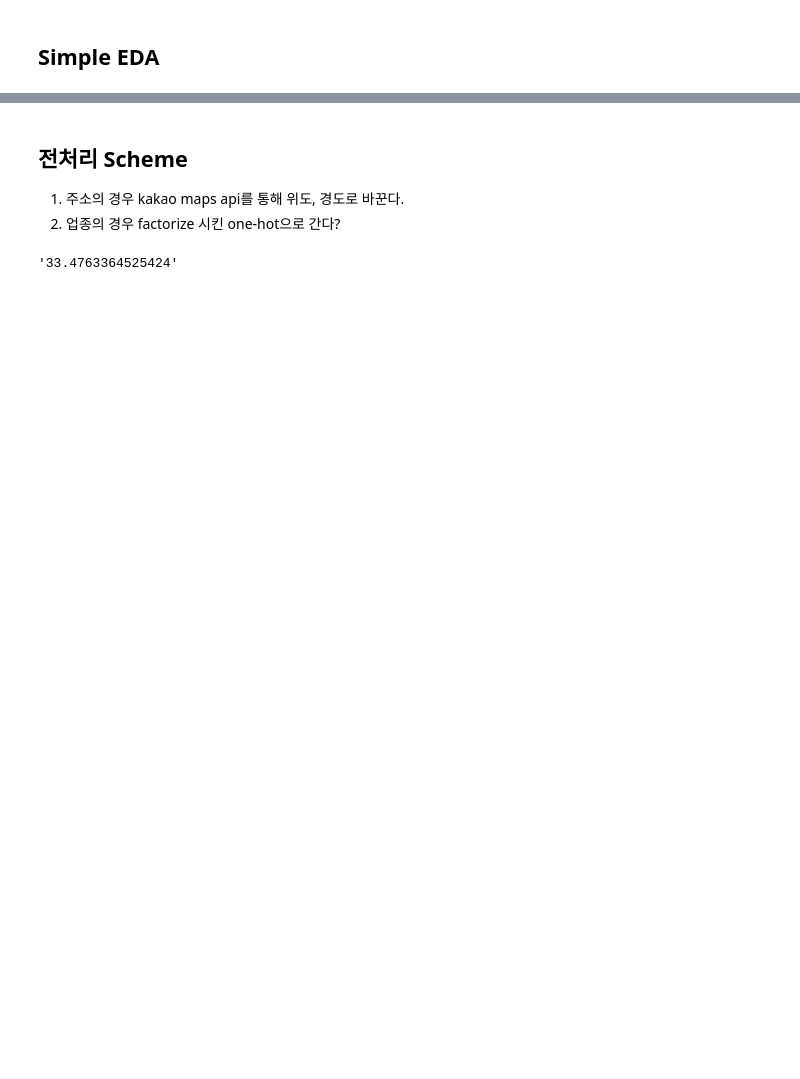
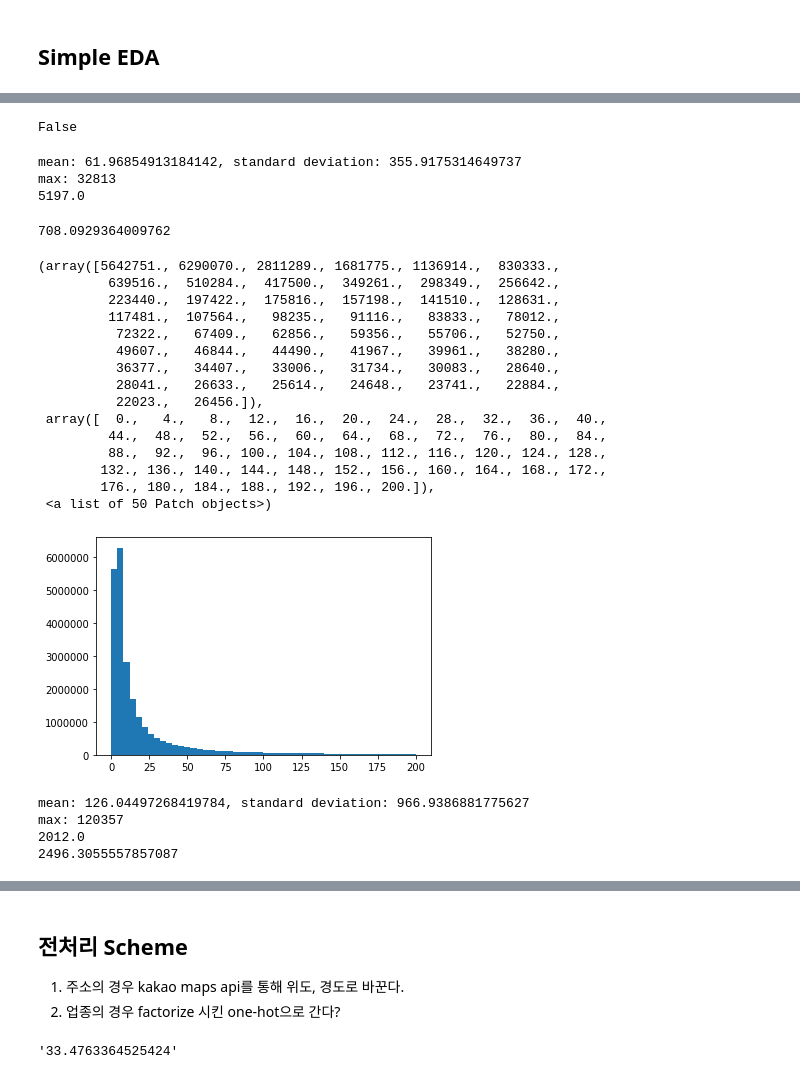
Before and after one commit to dwdsuh/dacon_revenue_prediction, a Jupyter notebook: eda.ipynb, the cells around one changed output, grey strips where cells are left out. Saved outputs shown, nothing was run; the diff lists cells and outputs as text; code cells hidden in the pictures; blank space fills up the shorter version.

```diff
--- a/eda.ipynb
+++ b/eda.ipynb
@@ -20,0 +72,4 @@ df.head()
+# %%
+any(pd.isna(df.FLC))
+# %% [output]
+False
@@ -25,0 +87,54 @@ store_dict = df["STD_CLSS_NM"].unique()
+# %%
+mu = np.mean(df["CSTMR_CNT"])
+sigma = np.std(df["CSTMR_CNT"])
+max_ccnt = np.max(df["CSTMR_CNT"])
+almost_max = np.percentile(df["CSTMR_CNT"], 99.9)
+print("mean: {}, standard deviation: {}".format(mu, sigma))
+print("max: {}".format(max_ccnt))
+print(almost_max)
+# %% [output]
+mean: 61.96854913184142, standard deviation: 355.9175314649737
+max: 32813
+5197.0
+# %%
+Var = np.mean(np.square(df["CSTMR_CNT"]))
+sigma = np.sqrt(Var)
+print(sigma * 1.96)
+# %% [output]
+708.0929364009762
+# %%
+plt.hist((df["CSTMR_CNT"]), range = [0, 200], bins = 50)
+# %% [output]
+(array([5642751., 6290070., 2811289., 1681775., 1136914.,  830333.,
+         639516.,  510284.,  417500.,  349261.,  298349.,  256642.,
+         223440.,  197422.,  175816.,  157198.,  141510.,  128631.,
+         117481.,  107564.,   98235.,   91116.,   83833.,   78012.,
+          72322.,   67409.,   62856.,   59356.,   55706.,   52750.,
+          49607.,   46844.,   44490.,   41967.,   39961.,   38280.,
+          36377.,   34407.,   33006.,   31734.,   30083.,   28640.,
+          28041.,   26633.,   25614.,   24648.,   23741.,   22884.,
+          22023.,   26456.]),
+ array([  0.,   4.,   8.,  12.,  16.,  20.,  24.,  28.,  32.,  36.,  40.,
+         44.,  48.,  52.,  56.,  60.,  64.,  68.,  72.,  76.,  80.,  84.,
+         88.,  92.,  96., 100., 104., 108., 112., 116., 120., 124., 128.,
+        132., 136., 140., 144., 148., 152., 156., 160., 164., 168., 172.,
+        176., 180., 184., 188., 192., 196., 200.]),
+ <a list of 50 Patch objects>)
+[figure, added]
+# %%
+mu = np.mean(df["CNT"])
+sigma = np.std(df["CNT"])
+max_ccnt = np.max(df["CNT"])
+almost_max = np.percentile(df["CNT"], 99)
+print("mean: {}, standard deviation: {}".format(mu, sigma))
+print("max: {}".format(max_ccnt))
+print(almost_max)
+
+Var = np.mean(np.square(df["CNT"]))
+sigma = np.sqrt(Var)
+print(sigma * 2.56)
+# %% [output]
+mean: 126.04497268419784, standard deviation: 966.9386881775627
+max: 120357
+2012.0
+2496.3055557857087
```
Also changed, not shown: parts of 14 cells of this notebook, 1 other file.
